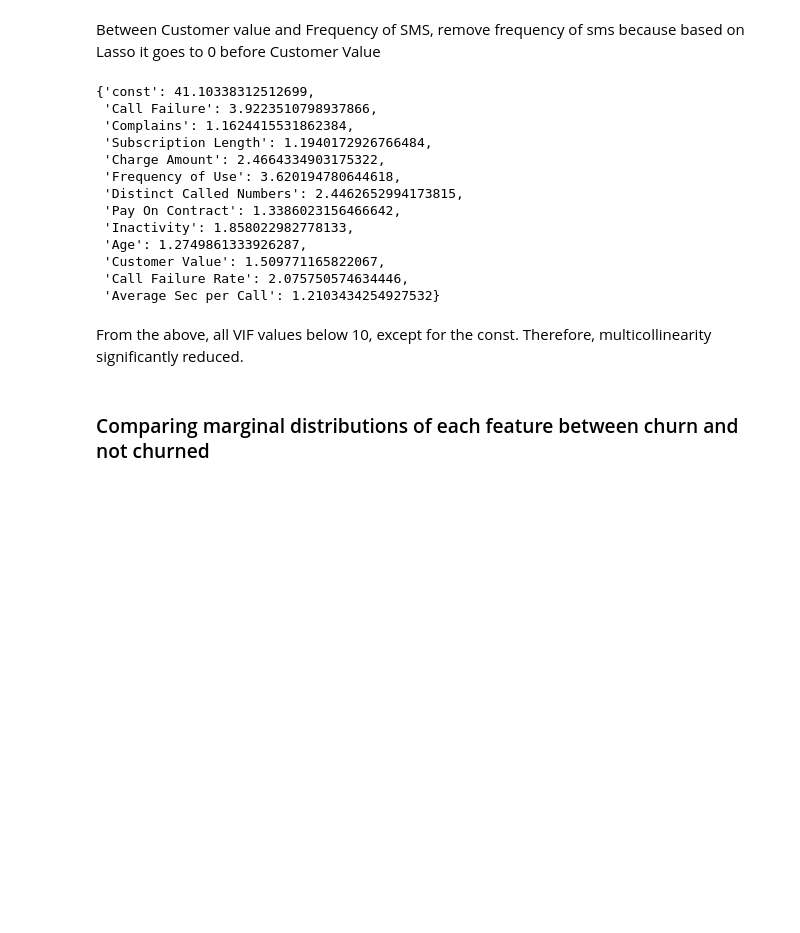
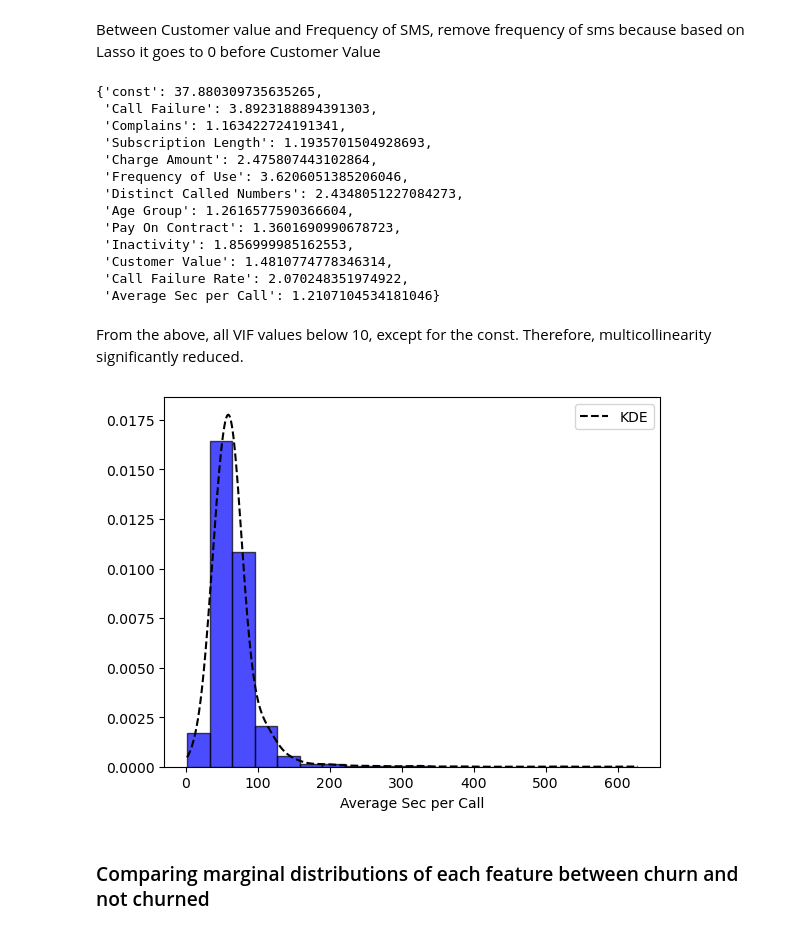
Before and after one commit to Dhunsheth/customer-churn-analysis, a Jupyter notebook: project_code.ipynb, the cells around one changed output. Drawn from its saved outputs; the diff is of its cells as text; code cells hidden in the pictures; blank space fills up the shorter version.

```diff
--- a/project_code.ipynb
+++ b/project_code.ipynb
@@ -533,28 +607,41 @@ x_train_scaled = scaler.fit_transform(x_train)
 x_test_scaled = scaler.transform(x_test)
 
 endog = y_train
-exog = x_train.drop(columns=['Age Group', 'Seconds of Use', 'Frequency of SMS'])
+exog = x_train.drop(columns=['Age', 'Seconds of Use', 'Frequency of SMS'])
 exog = sm.add_constant(exog)
 vif_score = {}
 for i in range(0,len(exog.columns.tolist())):
     vif_score[exog.columns.tolist()[i]] = variance_inflation_factor(exog, i)
 vif_score
 # %% [output]
-{'const': 41.10338312512699,
- 'Call Failure': 3.9223510798937866,
- 'Complains': 1.1624415531862384,
- 'Subscription Length': 1.1940172926766484,
- 'Charge Amount': 2.4664334903175322,
- 'Frequency of Use': 3.620194780644618,
- 'Distinct Called Numbers': 2.4462652994173815,
- 'Pay On Contract': 1.3386023156466642,
- 'Inactivity': 1.858022982778133,
- 'Age': 1.2749861333926287,
- 'Customer Value': 1.509771165822067,
- 'Call Failure Rate': 2.075750574634446,
- 'Average Sec per Call': 1.2103434254927532}
+{'const': 37.880309735635265,
+ 'Call Failure': 3.8923188894391303,
+ 'Complains': 1.163422724191341,
+ 'Subscription Length': 1.1935701504928693,
+ 'Charge Amount': 2.475807443102864,
+ 'Frequency of Use': 3.6206051385206046,
+ 'Distinct Called Numbers': 2.4348051227084273,
+ 'Age Group': 1.2616577590366604,
+ 'Pay On Contract': 1.3601690990678723,
+ 'Inactivity': 1.856999985162553,
+ 'Customer Value': 1.4810774778346314,
+ 'Call Failure Rate': 2.070248351974922,
+ 'Average Sec per Call': 1.2107104534181046}
 # %% [markdown]
 From the above, all VIF values below 10, except for the const. Therefore, multicollinearity significantly reduced.
+# %%
+plt.hist(data['Average Sec per Call'], bins=20, alpha=0.7, density=True, color='blue', edgecolor='black')
+
+kde_average_sec_per_call = KernelDensity(bandwidth=12)
+kde_average_sec_per_call.fit(data['Average Sec per Call'].values.reshape(-1,1))
+x = np.linspace(data['Average Sec per Call'].min(), data['Average Sec per Call'].max(), 1000).reshape(-1,1)
+
+plt.plot(x, np.exp(kde_average_sec_per_call.score_samples(x)), label='KDE', color='black', linestyle='--')
+plt.xlabel('Average Sec per Call')
+plt.legend()
+plt.show()
+# %% [output]
+[figure, added]
 # %% [markdown]
 <a id="z_test"></a>
 ### Comparing marginal distributions of each feature between churn and not churned
```
Also changed, not shown: parts of 35 cells of this notebook.
